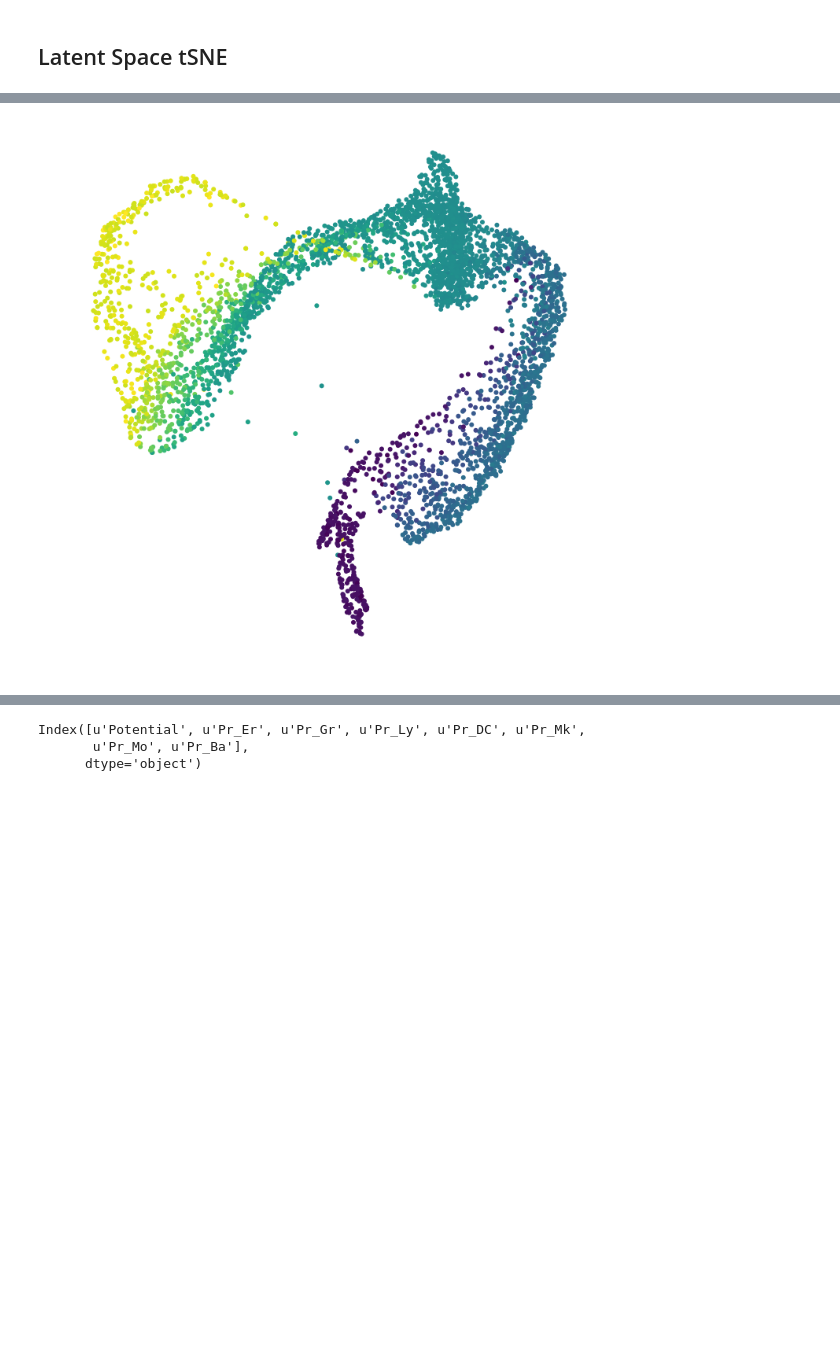
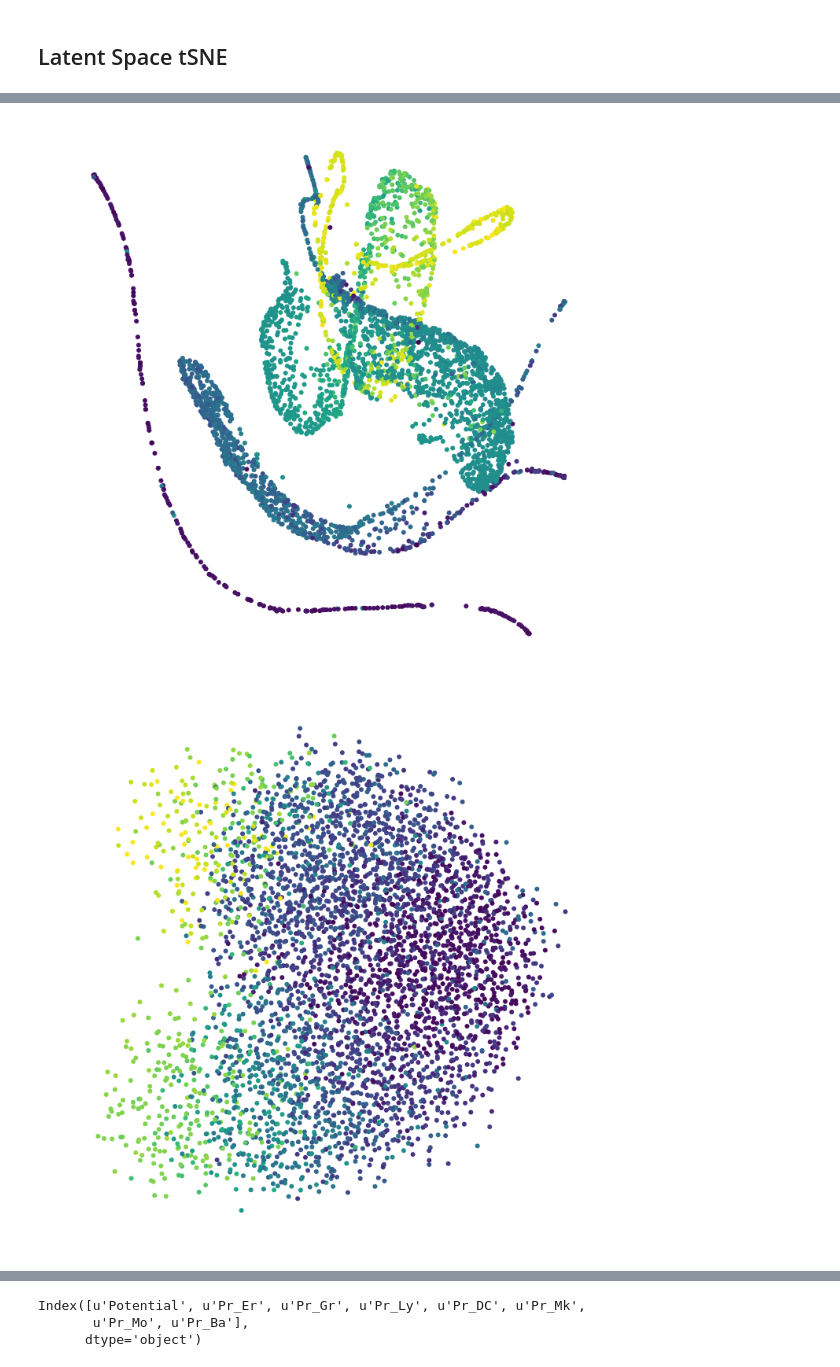
Before and after one commit to romain-lopez/scVI-reproducibility, a Jupyter notebook: preprocessing_benchmarking_klein_filtered_genes.ipynb, the cells around one changed output, grey strips where cells are left out. Cells and saved outputs as stored; diff of their text form; code cells hidden in the pictures; blank space fills up the shorter version.

```diff
--- a/preprocessing_benchmarking_klein_filtered_genes.ipynb
+++ b/preprocessing_benchmarking_klein_filtered_genes.ipynb
@@ -86,7 +99,7 @@ training_phase = tf.placeholder(tf.bool, (), name='training_phase')
 
 model = scVI.scVIModel(expression=expression, kl_scale=kl_scalar, \
                          optimize_algo=optimizer, phase=training_phase, \
-                          library_size_mean=mean, library_size_var=var)
+                          library_size_mean=mean, library_size_var=var, n_latent=20)
 
 # Session creation
 sess = tf.Session()
@@ -244,8 +268,14 @@ latent_scVI = eval_latent(model, expression_data, sess)
 # %%
-show_viz(latent_pc, \
-          "PCA100", algo="kNN", labels=logit(meta.iloc[:, 2]) - logit(meta.iloc[:, 1]), \
+show_viz(simlr.F, "SIMLR", algo="kNN", labels=logit(meta.iloc[:, 2]) - logit(meta.iloc[:, 1]), \
          clusters_cmap=0, cmap="viridis")
-plt.savefig("PCA_klein_kNN.pdf", dpi=300)
+#plt.savefig("SIMLR_klein_kNN.pdf", dpi=300)
 # %% [output]
-[figure, old version]
+[figure, new version]
+# %%
+latent_scVI = eval_latent(model, expression_data, sess)
+layout = show_viz(latent_scVI, "scVI10", algo="kNN", labels = potential_scaled, \
+         clusters_cmap=0, cmap="viridis", return_layout=True)
+plt.savefig("scVI60_klein_kNN.pdf", dpi=300)
+# %% [output]
+[figure, added]
 # %%
```
Also changed, not shown: parts of 21 cells of this notebook, 5 other files.
